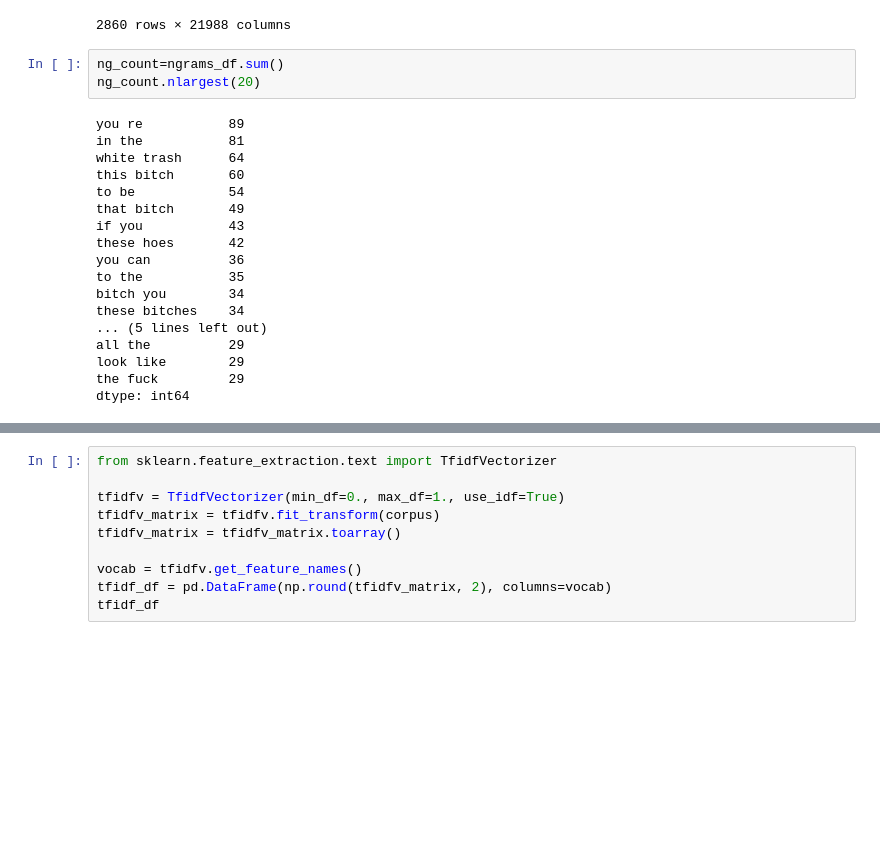
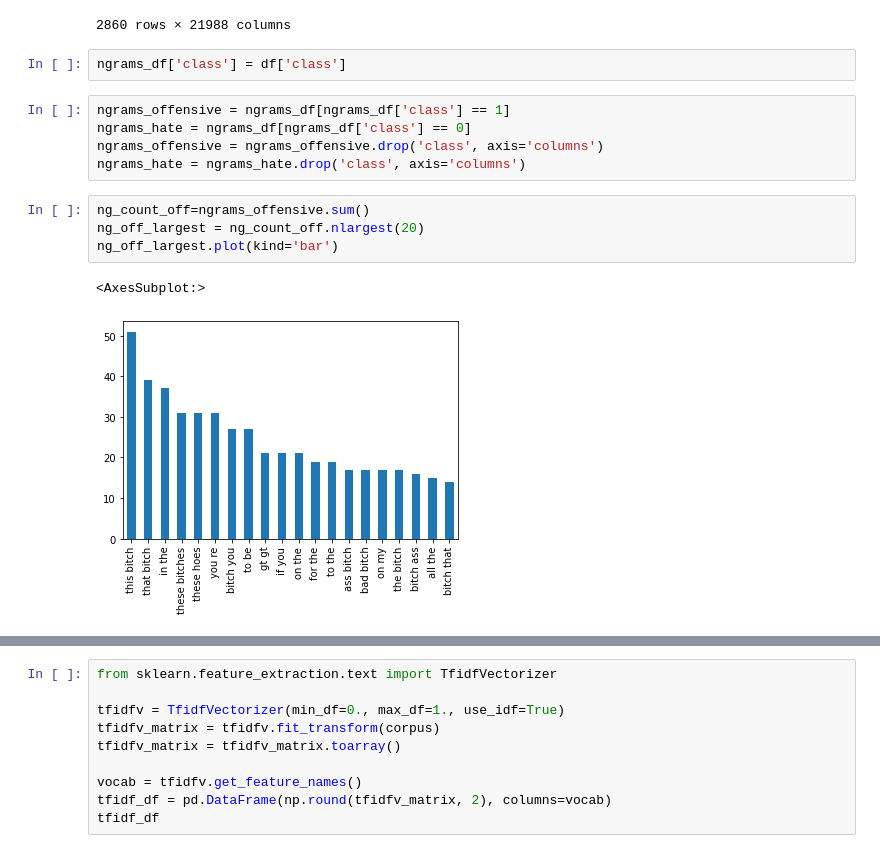
Before and after one commit to sheensta/twitter_hate_speech, a Jupyter notebook: notebooks/feature_selection_colin.ipynb, the cells around one changed output, grey strips where cells are left out. Drawn from its saved outputs; the diff is of its cells as text; blank space fills up the shorter version.

Commit message:
Added visualization of tfidf and ngram output

```diff
--- a/notebooks/feature_selection_colin.ipynb
+++ b/notebooks/feature_selection_colin.ipynb
@@ -122,24 +122,17 @@ ngrams_df
 | 2858 | 0 | 0 | 0 | 0 | 0 | 0 | 0 | 0 | ... |
 | 2859 | 0 | 0 | 0 | 0 | 0 | 0 | 0 | 0 | ... |
 2860 rows × 21988 columns
-# %%
-ng_count=ngrams_df.sum()
-ng_count.nlargest(20)
-# %% [output]
-you re           89
-in the           81
-white trash      64
-this bitch       60
-to be            54
-that bitch       49
-if you           43
-these hoes       42
-you can          36
-to the           35
-bitch you        34
-these bitches    34
-... (5 lines left out)
-all the          29
-look like        29
-the fuck         29
-dtype: int64
+# %%
+ngrams_df['class'] = df['class']
+# %%
+ngrams_offensive = ngrams_df[ngrams_df['class'] == 1]
+ngrams_hate = ngrams_df[ngrams_df['class'] == 0]
+ngrams_offensive = ngrams_offensive.drop('class', axis='columns')
+ngrams_hate = ngrams_hate.drop('class', axis='columns')
+# %%
+ng_count_off=ngrams_offensive.sum()
+ng_off_largest = ng_count_off.nlargest(20)
+ng_off_largest.plot(kind='bar')
+# %% [output]
+<AxesSubplot:>
+[figure, added]
```
Also changed, not shown: parts of 7 cells of this notebook, 1 other file.
